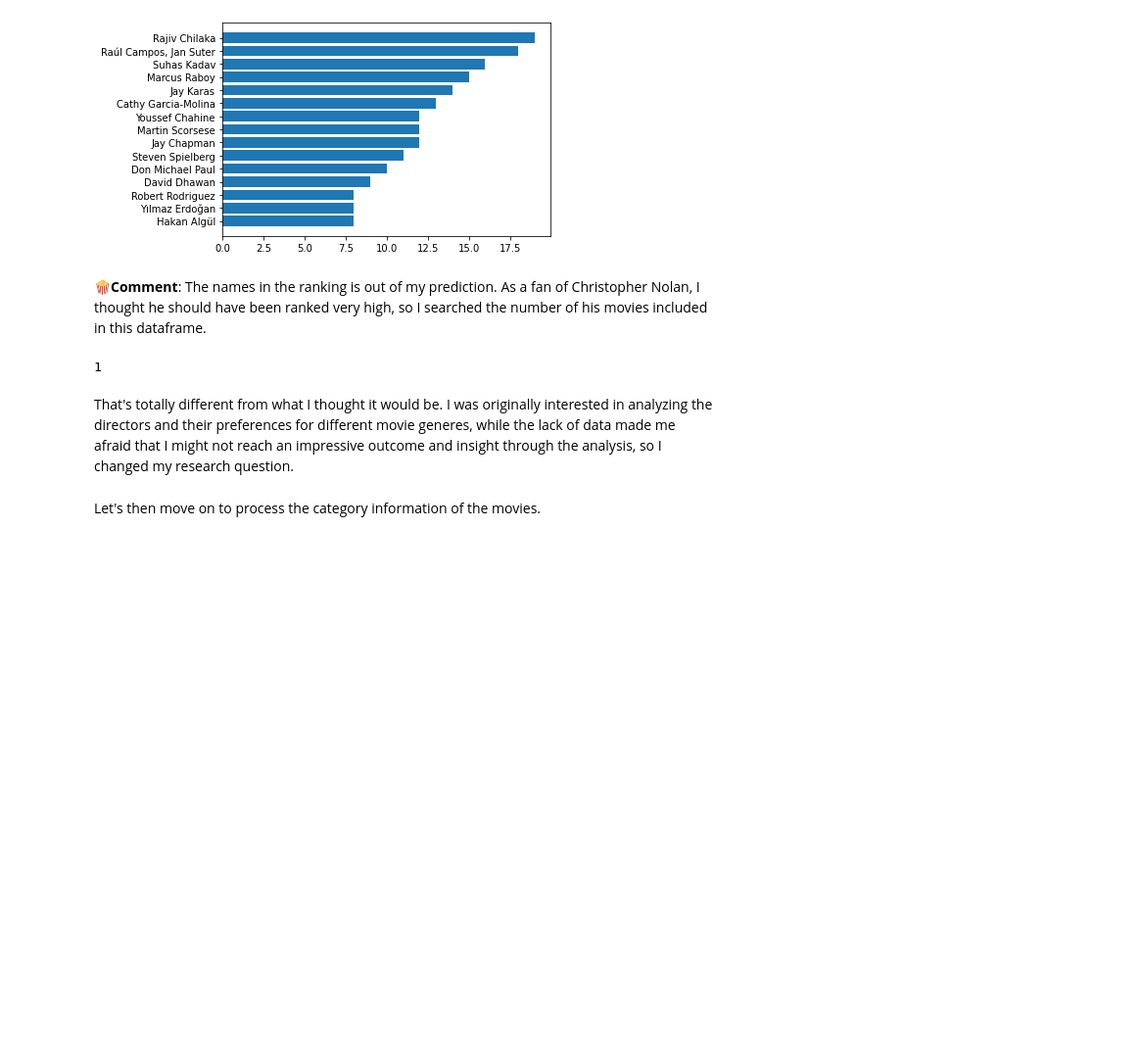
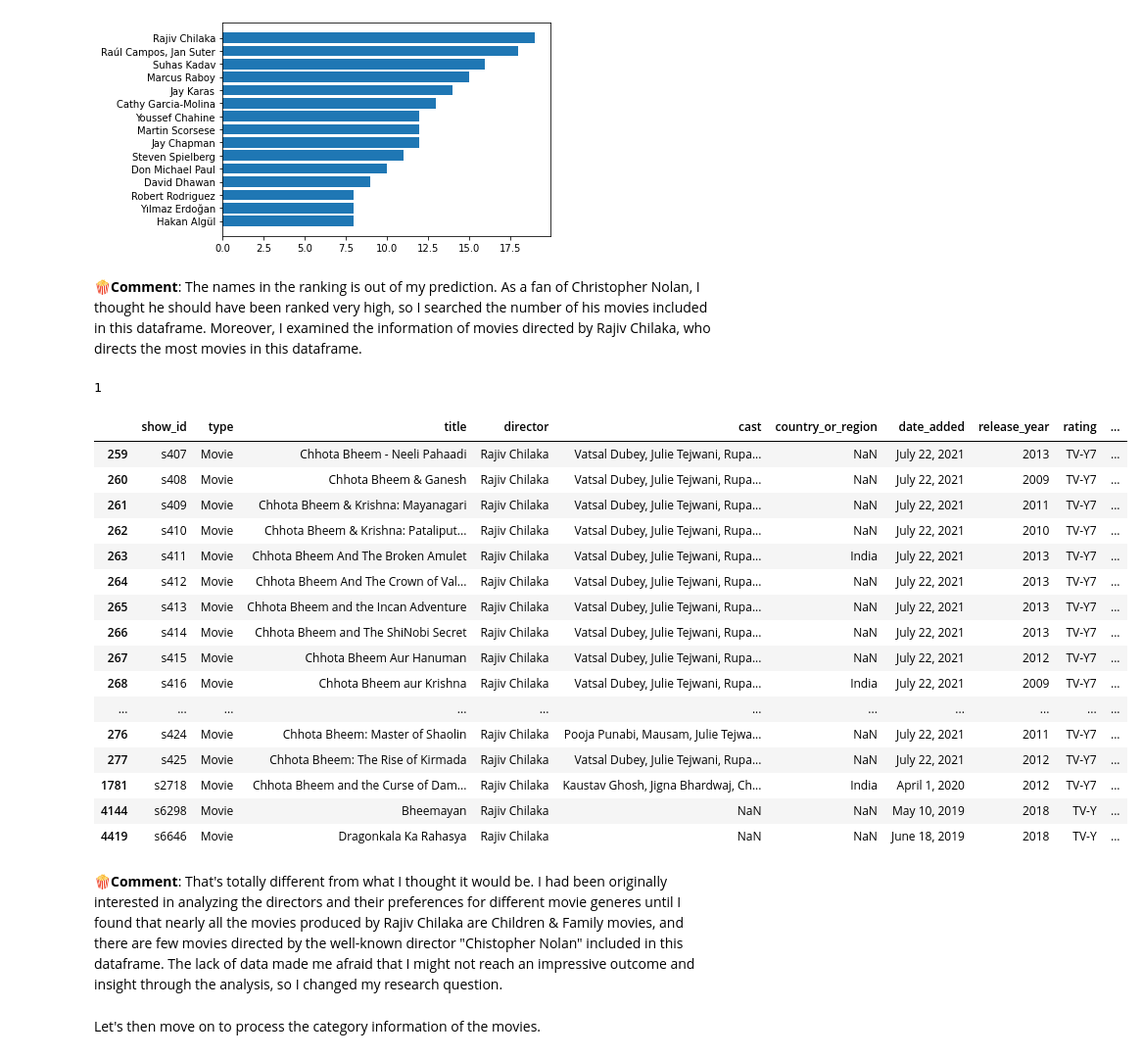
Before and after one commit to Shawn0918/Movie_tags_extraction, a Jupyter notebook: Final Project.ipynb, the cells around one changed output. Shown at 98% size. Cells and saved outputs as stored; diff of their text form; code cells hidden in the pictures; blank space fills up the shorter version.

```diff
--- a/Final Project.ipynb
+++ b/Final Project.ipynb
@@ -251,13 +251,39 @@ plt.show()
 # %% [output]
 [figure]
 # %% [markdown]
-**🍿️Comment**: The names in the ranking is out of my prediction. As a fan of Christopher Nolan, I thought he should have been ranked very high, so I searched the number of his movies included in this dataframe.
+**🍿️Comment**: The names in the ranking is out of my prediction. As a fan of Christopher Nolan, I thought he should have been ranked very high, so I searched the number of his movies included in this dataframe. Moreover, I examined the information of movies directed by Rajiv Chilaka, who directs the most movies in this dataframe.
 # %%
 directors['Christopher Nolan']
 # %% [output]
 1
+# %%
+Rajiv = []
+for i in range(len(movies)):
+    if movies.loc[i,'director'] == 'Rajiv Chilaka':
+        Rajiv.append(i)
+Rajiv_list = movies.iloc[Rajiv]
+Rajiv_list
+# %% [output]
+|  | show_id | type | title | director | cast | country_or_region | date_added | release_year | rating | ... |
+| 259 | s407 | Movie | Chhota Bheem - Neeli Pahaadi | Rajiv Chilaka | Vatsal Dubey, Julie Tejwani, Rupa... | NaN | July 22, 2021 | 2013 | TV-Y7 | ... |
+| 260 | s408 | Movie | Chhota Bheem & Ganesh | Rajiv Chilaka | Vatsal Dubey, Julie Tejwani, Rupa... | NaN | July 22, 2021 | 2009 | TV-Y7 | ... |
+| 261 | s409 | Movie | Chhota Bheem & Krishna: Mayanagari | Rajiv Chilaka | Vatsal Dubey, Julie Tejwani, Rupa... | NaN | July 22, 2021 | 2011 | TV-Y7 | ... |
+| 262 | s410 | Movie | Chhota Bheem & Krishna: Pataliput... | Rajiv Chilaka | Vatsal Dubey, Julie Tejwani, Rupa... | NaN | July 22, 2021 | 2010 | TV-Y7 | ... |
+| 263 | s411 | Movie | Chhota Bheem And The Broken Amulet | Rajiv Chilaka | Vatsal Dubey, Julie Tejwani, Rupa... | India | July 22, 2021 | 2013 | TV-Y7 | ... |
+| 264 | s412 | Movie | Chhota Bheem And The Crown of Val... | Rajiv Chilaka | Vatsal Dubey, Julie Tejwani, Rupa... | NaN | July 22, 2021 | 2013 | TV-Y7 | ... |
+| 265 | s413 | Movie | Chhota Bheem and the Incan Adventure | Rajiv Chilaka | Vatsal Dubey, Julie Tejwani, Rupa... | NaN | July 22, 2021 | 2013 | TV-Y7 | ... |
+| 266 | s414 | Movie | Chhota Bheem and The ShiNobi Secret | Rajiv Chilaka | Vatsal Dubey, Julie Tejwani, Rupa... | NaN | July 22, 2021 | 2013 | TV-Y7 | ... |
+| 267 | s415 | Movie | Chhota Bheem Aur Hanuman | Rajiv Chilaka | Vatsal Dubey, Julie Tejwani, Rupa... | NaN | July 22, 2021 | 2012 | TV-Y7 | ... |
+| 268 | s416 | Movie | Chhota Bheem aur Krishna | Rajiv Chilaka | Vatsal Dubey, Julie Tejwani, Rupa... | India | July 22, 2021 | 2009 | TV-Y7 | ... |
+| ... | ... | ... | ... | ... | ... | ... | ... | ... | ... | ... |
+| 276 | s424 | Movie | Chhota Bheem: Master of Shaolin | Rajiv Chilaka | Pooja Punabi, Mausam, Julie Tejwa... | NaN | July 22, 2021 | 2011 | TV-Y7 | ... |
+| 277 | s425 | Movie | Chhota Bheem: The Rise of Kirmada | Rajiv Chilaka | Vatsal Dubey, Julie Tejwani, Rupa... | NaN | July 22, 2021 | 2012 | TV-Y7 | ... |
+| 1781 | s2718 | Movie | Chhota Bheem and the Curse of Dam... | Rajiv Chilaka | Kaustav Ghosh, Jigna Bhardwaj, Ch... | India | April 1, 2020 | 2012 | TV-Y7 | ... |
+| 4144 | s6298 | Movie | Bheemayan | Rajiv Chilaka | NaN | NaN | May 10, 2019 | 2018 | TV-Y | ... |
+| 4419 | s6646 | Movie | Dragonkala Ka Rahasya | Rajiv Chilaka | NaN | NaN | June 18, 2019 | 2018 | TV-Y | ... |
 # %% [markdown]
-That's totally different from what I thought it would be. I was originally interested in analyzing the directors and their preferences for different movie generes, while the lack of data made me afraid that I might not reach an impressive outcome and insight through the analysis, so I changed my research question.
+🍿️**Comment**: That's totally different from what I thought it would be.
+I had been originally interested in analyzing the directors and their preferences for different movie generes until I found that nearly all the movies produced by Rajiv Chilaka are Children & Family movies, and there are few movies directed by the well-known director "Chistopher Nolan" included in this dataframe. The lack of data made me afraid that I might not reach an impressive outcome and insight through the analysis, so I changed my research question.
 # %% [markdown]
 Let's then move on to process the category information of the movies.
 # %%
```
Also changed, not shown: parts of 3 cells of this notebook.
